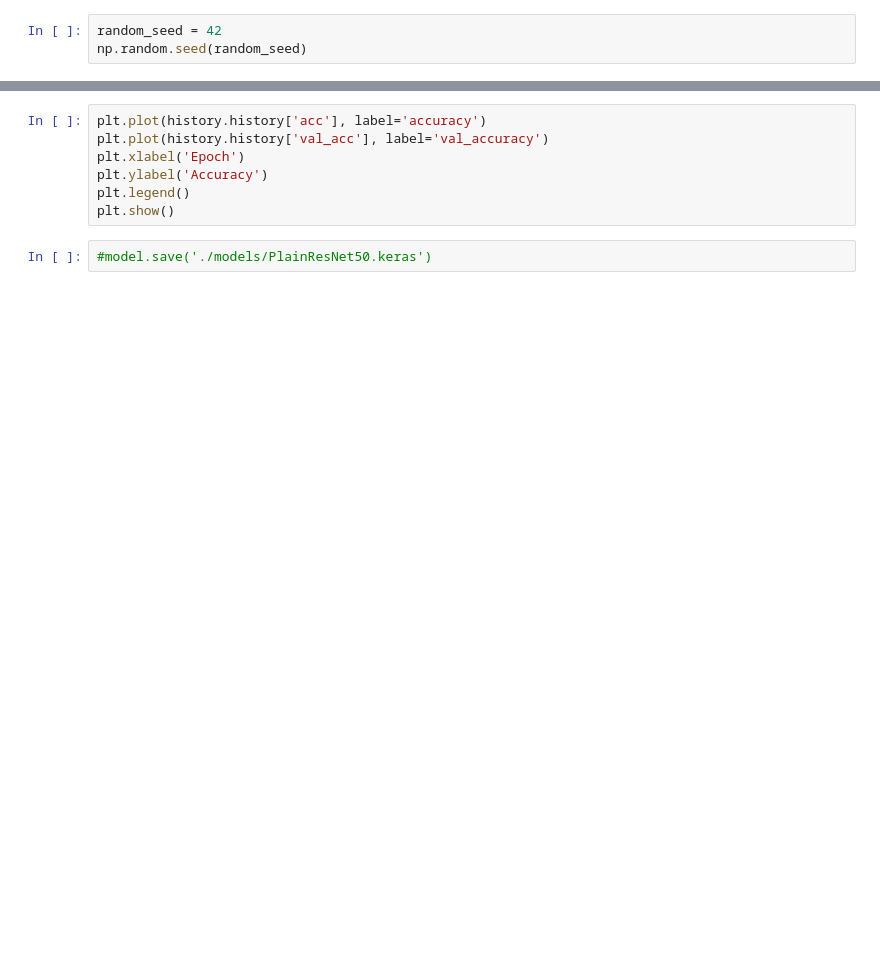
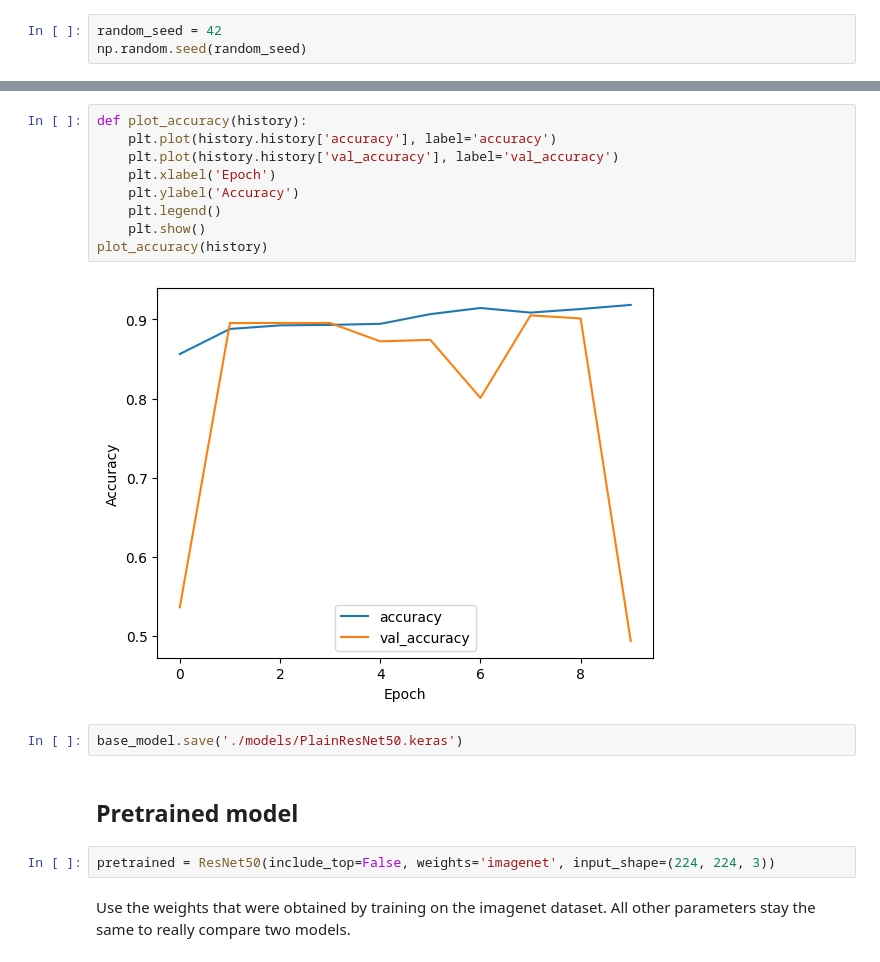
Before and after one commit to Herzigc/computer_vision, a Jupyter notebook: train.ipynb, the cells around one changed output, grey strips where cells are left out. Saved outputs shown, nothing was run; the diff lists cells and outputs as text; blank space fills up the shorter version.

Commit message:
added aug + pretrained

```diff
--- a/train.ipynb
+++ b/train.ipynb
@@ -63,9 +101,19 @@ plt.show()
 # %%
-plt.plot(history.history['acc'], label='accuracy')
-plt.plot(history.history['val_acc'], label='val_accuracy')
-plt.xlabel('Epoch')
-plt.ylabel('Accuracy')
-plt.legend()
-plt.show()
+def plot_accuracy(history):
+    plt.plot(history.history['accuracy'], label='accuracy')
+    plt.plot(history.history['val_accuracy'], label='val_accuracy')
+    plt.xlabel('Epoch')
+    plt.ylabel('Accuracy')
+    plt.legend()
+    plt.show()
+plot_accuracy(history)
+# %% [output]
+[figure, added]
 # %%
-#model.save('./models/PlainResNet50.keras')
+base_model.save('./models/PlainResNet50.keras')
+# %% [markdown]
+## Pretrained model
+# %%
+pretrained = ResNet50(include_top=False, weights='imagenet', input_shape=(224, 224, 3))
+# %% [markdown]
+Use the weights that were obtained by training on the imagenet dataset. All other parameters stay the same to really compare two models.
```
Also changed, not shown: parts of 21 cells of this notebook, 1 other file.
